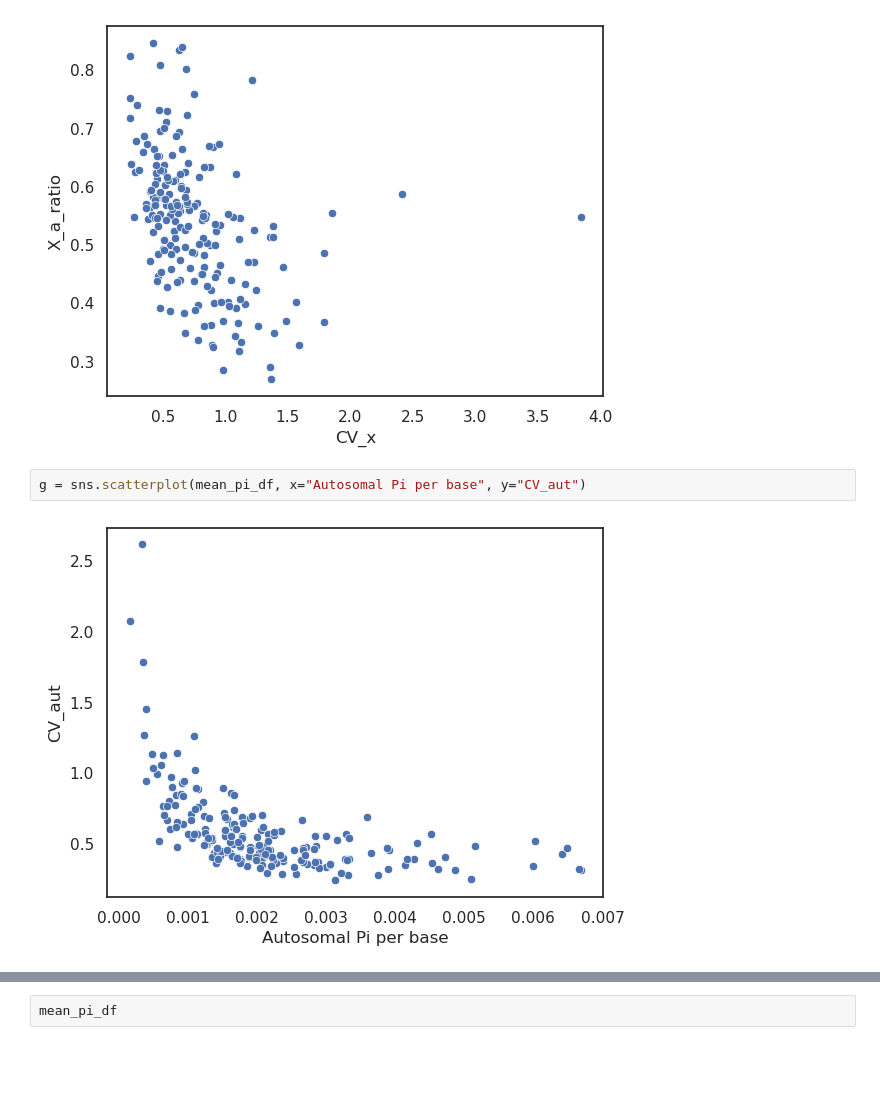
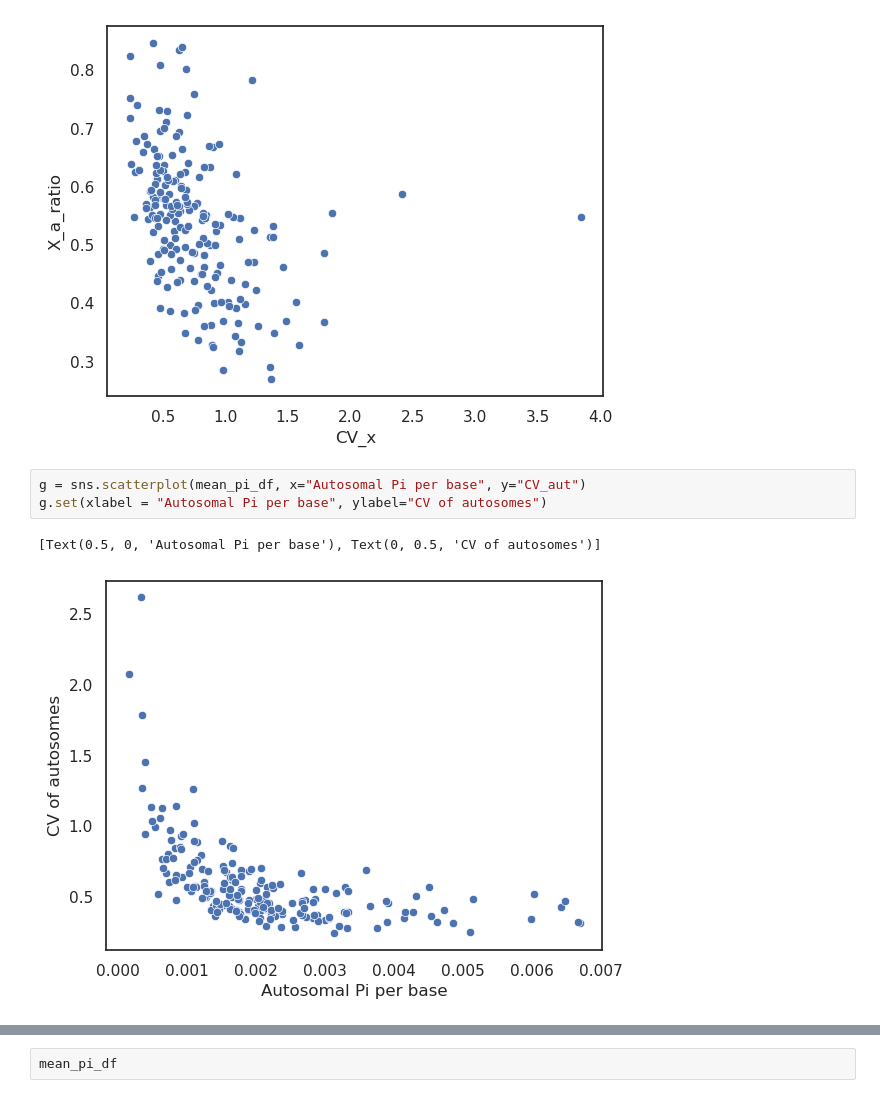
Before and after one commit to erikfogh/selection_primates, a Jupyter notebook: notebooks/main05_pi_stats.ipynb, the cells around one changed output, grey strips where cells are left out. Saved outputs shown, nothing was run; the diff lists cells and outputs as text; blank space fills up the shorter version.

```diff
--- a/notebooks/main05_pi_stats.ipynb
+++ b/notebooks/main05_pi_stats.ipynb
@@ -271,5 +275,7 @@ g = sns.scatterplot(mean_pi_df, y="X_a_ratio", x="CV_x")
 [figure]
 # %%
 g = sns.scatterplot(mean_pi_df, x="Autosomal Pi per base", y="CV_aut")
+g.set(xlabel = "Autosomal Pi per base", ylabel="CV of autosomes")
 # %% [output]
+[Text(0.5, 0, 'Autosomal Pi per base'), Text(0, 0.5, 'CV of autosomes')]
-[figure, old version]
+[figure, new version]
```
Also changed, not shown: parts of 3 cells of this notebook, 10 other files.
